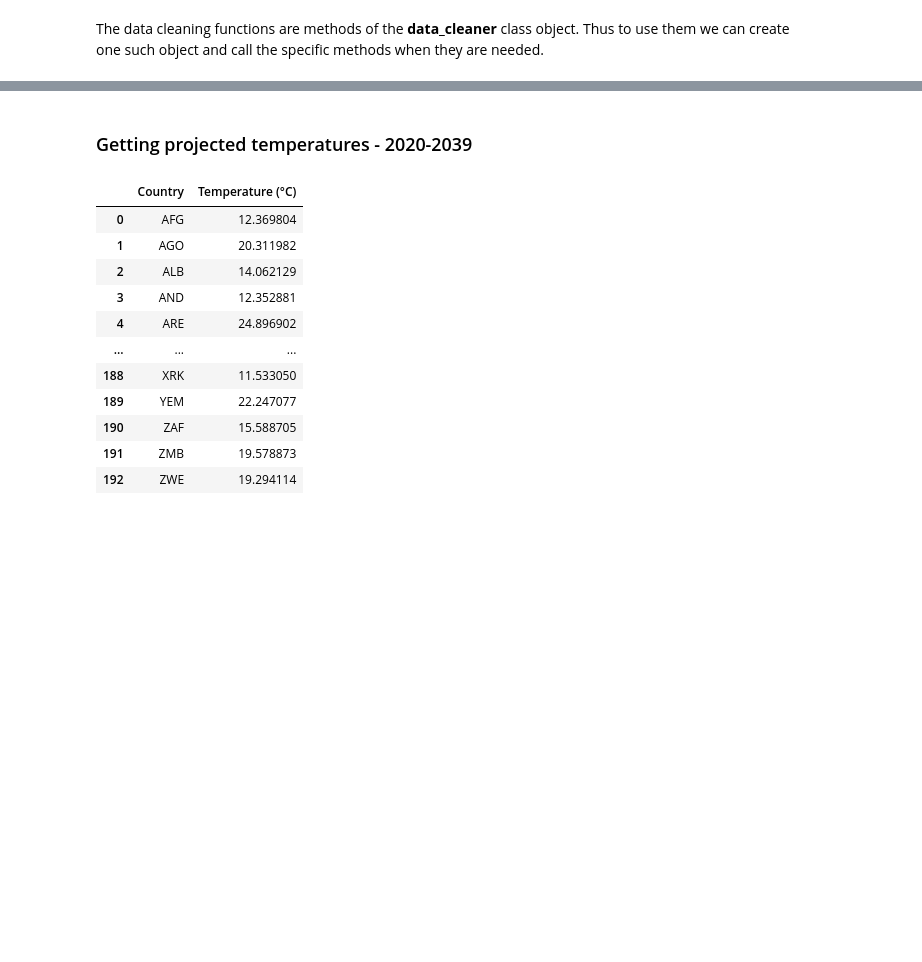
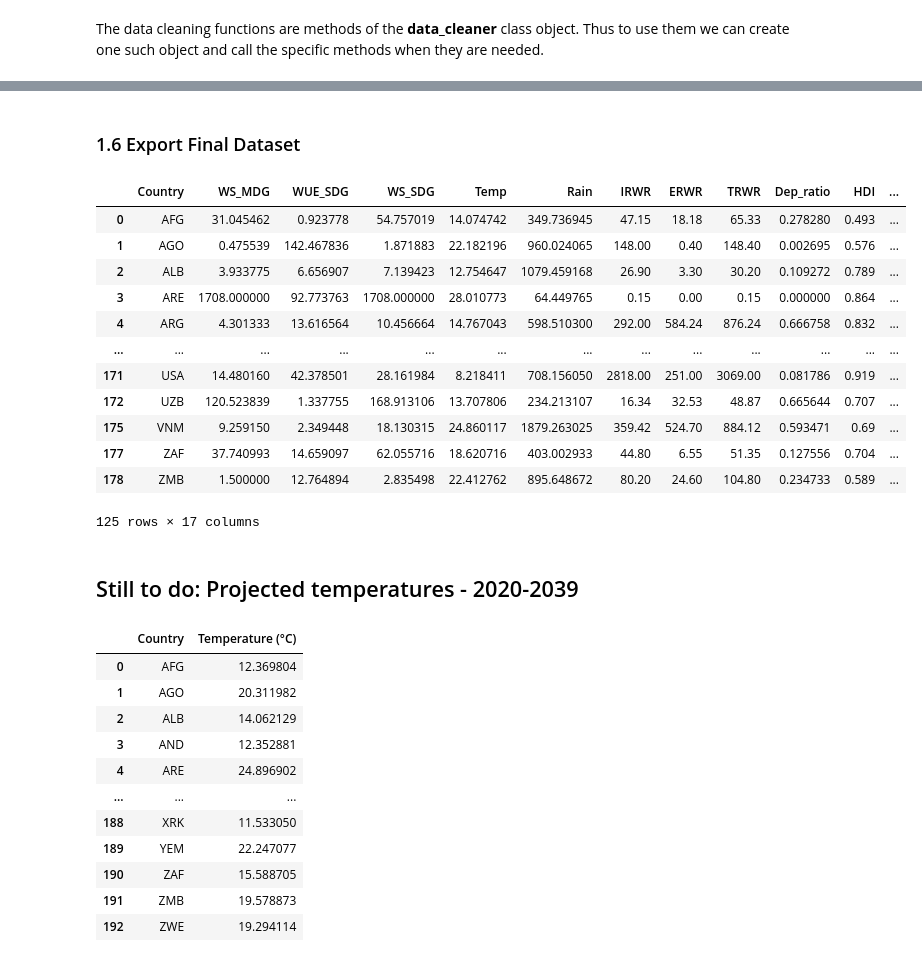
Before and after one commit to herbmks/MDA-Tuvalu, a Jupyter notebook: preprocessing_all.ipynb, the cells around one changed output, grey strips where cells are left out. Cells and saved outputs as stored; diff of their text form; code cells hidden in the pictures; blank space fills up the shorter version.

```diff
--- a/preprocessing_all.ipynb
+++ b/preprocessing_all.ipynb
@@ -90,5 +148,26 @@ shared.to_csv('shared_country_codes.csv')
+# %%
+df.dropna(inplace=True)
+# %% [markdown]
+### 1.6 Export Final Dataset
+# %%
+df.to_csv('clean data/final_data.csv')
+df
+# %% [output]
+|  | Country | WS_MDG | WUE_SDG | WS_SDG | Temp | Rain | IRWR | ERWR | TRWR | Dep_ratio | HDI | ... |
+| 0 | AFG | 31.045462 | 0.923778 | 54.757019 | 14.074742 | 349.736945 | 47.15 | 18.18 | 65.33 | 0.278280 | 0.493 | ... |
+| 1 | AGO | 0.475539 | 142.467836 | 1.871883 | 22.182196 | 960.024065 | 148.00 | 0.40 | 148.40 | 0.002695 | 0.576 | ... |
+| 2 | ALB | 3.933775 | 6.656907 | 7.139423 | 12.754647 | 1079.459168 | 26.90 | 3.30 | 30.20 | 0.109272 | 0.789 | ... |
+| 3 | ARE | 1708.000000 | 92.773763 | 1708.000000 | 28.010773 | 64.449765 | 0.15 | 0.00 | 0.15 | 0.000000 | 0.864 | ... |
+| 4 | ARG | 4.301333 | 13.616564 | 10.456664 | 14.767043 | 598.510300 | 292.00 | 584.24 | 876.24 | 0.666758 | 0.832 | ... |
+| ... | ... | ... | ... | ... | ... | ... | ... | ... | ... | ... | ... | ... |
+| 171 | USA | 14.480160 | 42.378501 | 28.161984 | 8.218411 | 708.156050 | 2818.00 | 251.00 | 3069.00 | 0.081786 | 0.919 | ... |
+| 172 | UZB | 120.523839 | 1.337755 | 168.913106 | 13.707806 | 234.213107 | 16.34 | 32.53 | 48.87 | 0.665644 | 0.707 | ... |
+| 175 | VNM | 9.259150 | 2.349448 | 18.130315 | 24.860117 | 1879.263025 | 359.42 | 524.70 | 884.12 | 0.593471 | 0.69 | ... |
+| 177 | ZAF | 37.740993 | 14.659097 | 62.055716 | 18.620716 | 403.002933 | 44.80 | 6.55 | 51.35 | 0.127556 | 0.704 | ... |
+| 178 | ZMB | 1.500000 | 12.764894 | 2.835498 | 22.412762 | 895.648672 | 80.20 | 24.60 | 104.80 | 0.234733 | 0.589 | ... |
+125 rows × 17 columns
 # %% [markdown]
-### Getting projected temperatures - 2020-2039
+## Still to do: Projected temperatures - 2020-2039
 # %%
 df_temp_proj = cleaner.temp_proj('raw data/tas_2020_2039_mavg_rcp26_AFG_CAF.csv')
 # %%
```
Also changed, not shown: parts of 25 cells of this notebook, 10 other files.
